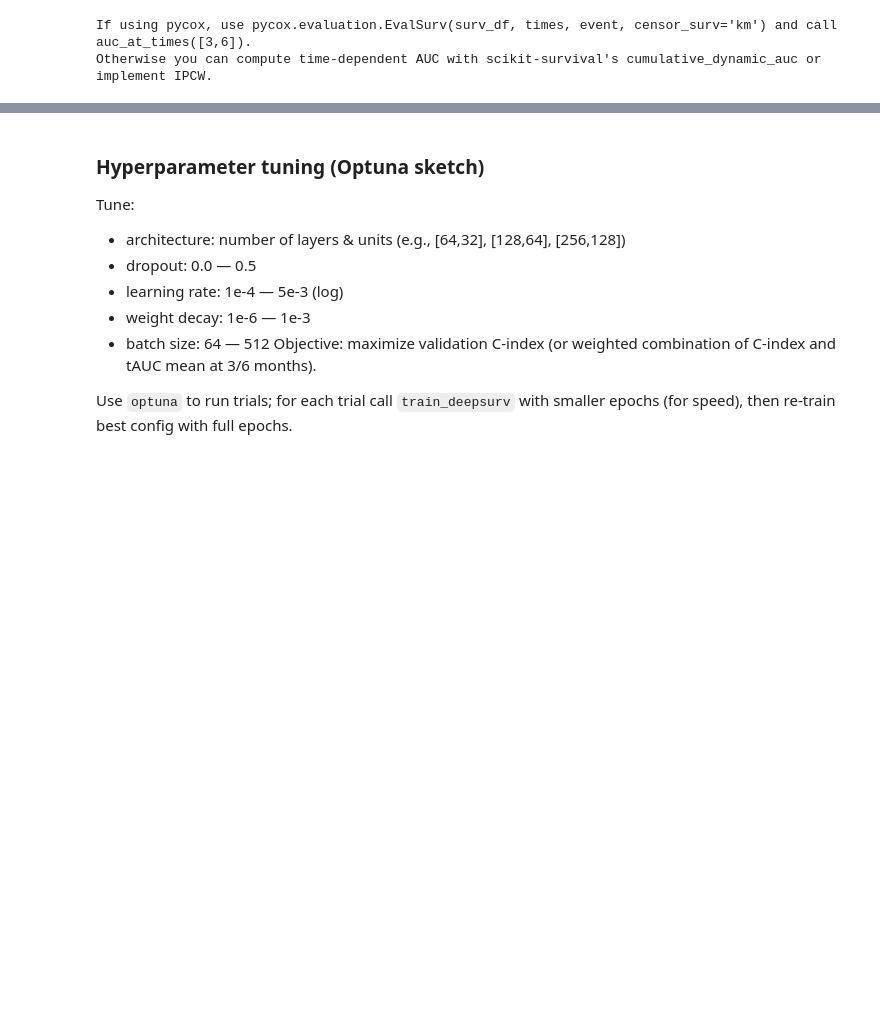
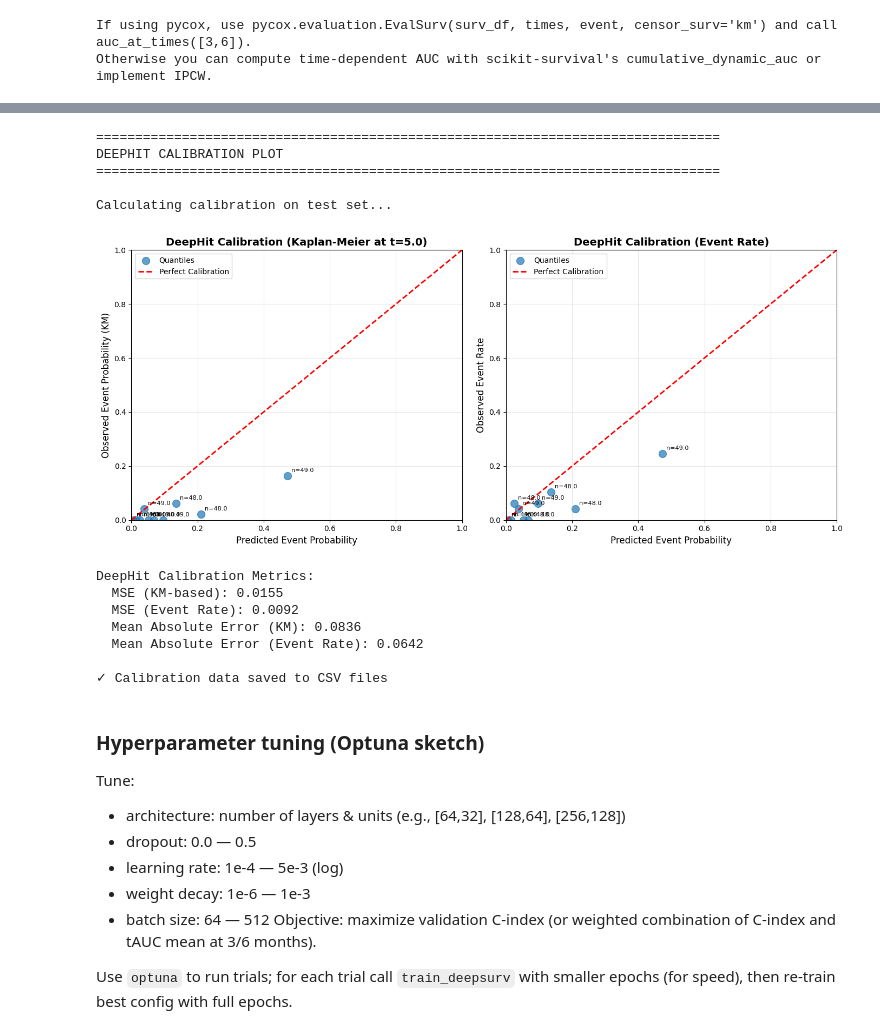
Before and after one commit to lsj0232191/measles-outbreak-timing, a Jupyter notebook: deep/deep.ipynb, the cells around one changed output, grey strips where cells are left out. Drawn from its saved outputs; the diff is of its cells as text; code cells hidden in the pictures; blank space fills up the shorter version.

```diff
--- a/deep/deep.ipynb
+++ b/deep/deep.ipynb
@@ -787,3 +927,42 @@ Summary Statistics:
+# %%
+# DeepHit Calibration
+print("\n" + "="*80)
+print("DEEPHIT CALIBRATION PLOT")
+print("="*80)
+print("\nCalculating calibration on test set...")
+
+# Get DeepHit risk scores on test set
+x_test_deephit = X_test[features].values.astype('float32')
+surv_deephit_test = model_deephit.predict_surv(x_test_deephit)
+time_bins_deephit = labtrans_deephit.cuts
+
+# Calculate risk as 1 - survival at median time
+median_time_idx = len(time_bins_deephit) // 2
+risk_scores_dh = 1 - surv_deephit_test[:, median_time_idx]
+
+# Risk scores are already in [0, 1] range
+cal_dh = plot_calibration_survival(
+    risk_scores_dh, t_test, e_test,
+    model_name='DeepHit', n_bins=10
+)
+
+# Save calibration data
+cal_dh.to_csv('deephit_calibration_data.csv', index=False)
+print("\n✓ Calibration data saved to CSV files")
+# %% [output]
+================================================================================
+DEEPHIT CALIBRATION PLOT
+================================================================================
+
+Calculating calibration on test set...
+[figure, added]
+DeepHit Calibration Metrics:
+  MSE (KM-based): 0.0155
+  MSE (Event Rate): 0.0092
+  Mean Absolute Error (KM): 0.0836
+  Mean Absolute Error (Event Rate): 0.0642
+
+✓ Calibration data saved to CSV files
 # %% [markdown]
 ### Hyperparameter tuning (Optuna sketch)
 Tune:
```
Also changed, not shown: parts of 20 cells of this notebook, 11 other files.
